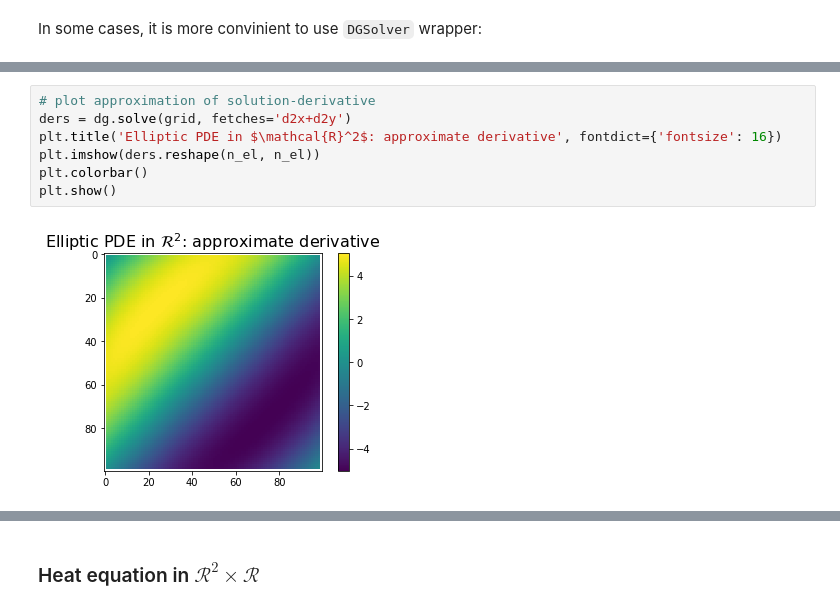
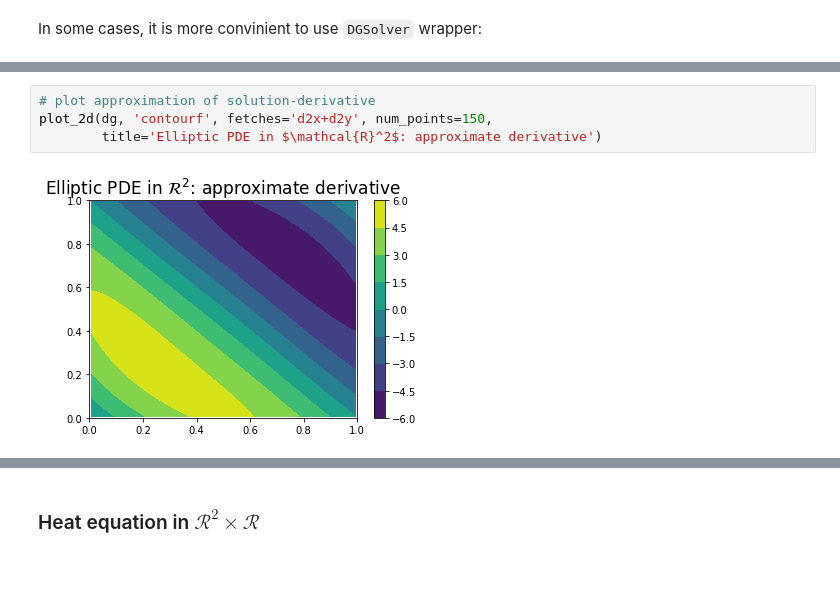
Before and after one commit to analysiscenter/pydens, a Jupyter notebook: tutorials/PDE_solving.ipynb, the cells around one changed output, grey strips where cells are left out. Drawn from its saved outputs; the diff is of its cells as text; blank space fills up the shorter version.

Commit message:
move and update plot_utils and update tuto

```diff
--- a/tutorials/PDE_solving.ipynb
+++ b/tutorials/PDE_solving.ipynb
@@ -309,12 +283,9 @@ plt.show()
 # %%
 # plot approximation of solution-derivative
-ders = dg.solve(grid, fetches='d2x+d2y')
-plt.title('Elliptic PDE in $\mathcal{R}^2$: approximate derivative', fontdict={'fontsize': 16})
-plt.imshow(ders.reshape(n_el, n_el))
-plt.colorbar()
-plt.show()
+plot_2d(dg, 'contourf', fetches='d2x+d2y', num_points=150,
+        title='Elliptic PDE in $\mathcal{R}^2$: approximate derivative')
 # %% [output]
-[figure, old version]
+[figure, new version]
 # %% [markdown]
 <a id='ex3'></a>
 # %% [markdown]
```
Also changed, not shown: parts of 22 cells of this notebook, 2 other files.
